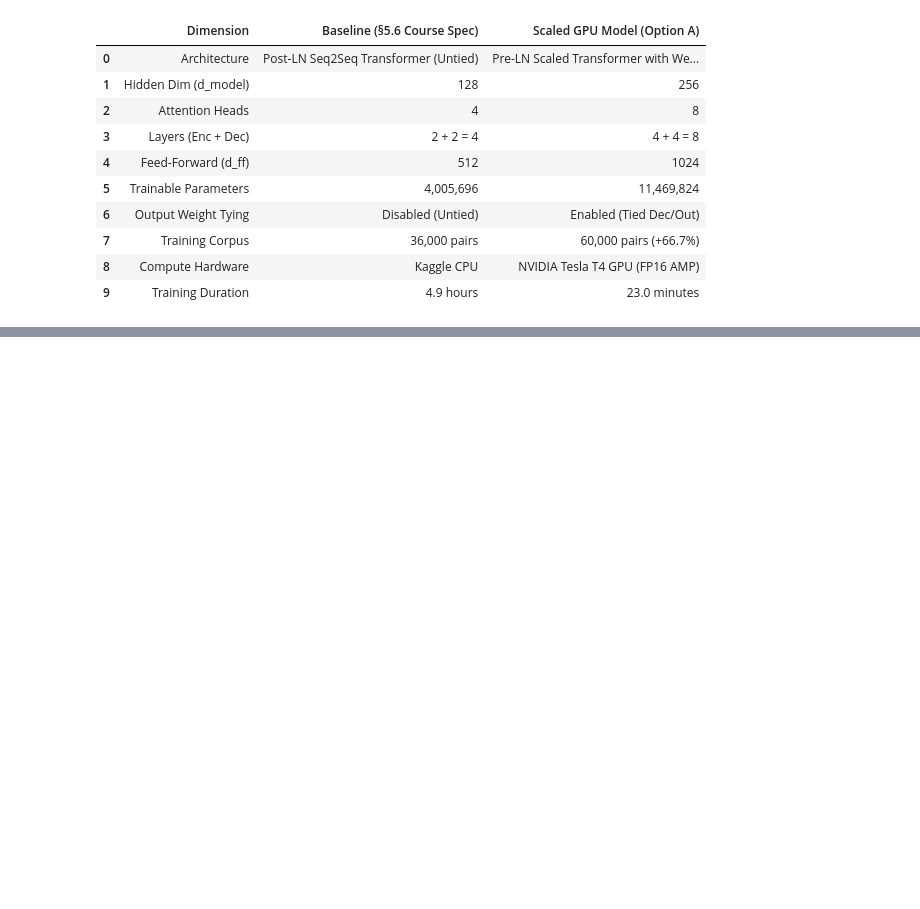
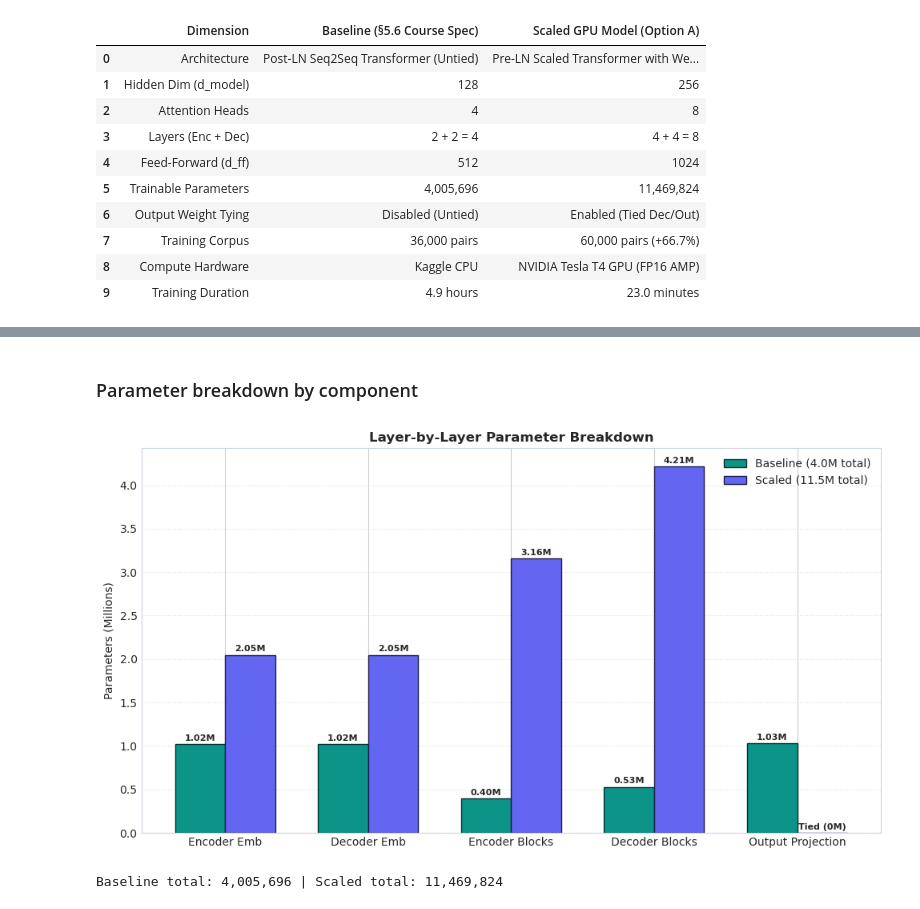
Before and after one commit to Udbhav748/Test-7-Transformer-from-scratch-English-to-Odia-translation, a Jupyter notebook: notebooks/model_parameters_and_results.ipynb, the cells around one changed output, grey strips where cells are left out. Cells and saved outputs as stored; diff of their text form; code cells hidden in the pictures; blank space fills up the shorter version.

```diff
--- a/notebooks/model_parameters_and_results.ipynb
+++ b/notebooks/model_parameters_and_results.ipynb
@@ -562,0 +578,37 @@ display(Image(filename=str(REPO_ROOT / "reports" / "figures" / "full_model_compa
+# %% [markdown]
+### Parameter breakdown by component
+# %%
+# Parameter breakdown by component -- computed for real from the actual
+# checkpoints (model.named_parameters(), grouped by component), stored in
+# reports/model_comparison.json by scripts/run_scaled_evaluation.py.
+pb = comp_data["parameter_breakdown"]
+components = list(pb["baseline"].keys())
+base_vals = [pb["baseline"][c] for c in components]
+scaled_vals = [pb["scaled"][c] for c in components]
+
+x = np.arange(len(components))
+width = 0.35
+fig, ax = plt.subplots(figsize=(10, 5.5), dpi=100)
+r1 = ax.bar(x - width / 2, [v / 1e6 for v in base_vals], width, label="Baseline (4.0M total)", color="#0D9488", edgecolor="#042F2E")
+r2 = ax.bar(x + width / 2, [v / 1e6 for v in scaled_vals], width, label="Scaled (11.5M total)", color="#6366F1", edgecolor="#1E1B4B")
+
+for rects in (r1, r2):
+    for rect in rects:
+        h = rect.get_height()
+        label = f"{h:.2f}M" if h > 0 else "Tied (0M)"
+        ax.annotate(label, xy=(rect.get_x() + rect.get_width() / 2, h),
+                    xytext=(0, 3), textcoords="offset points", ha="center", fontsize=8, fontweight="bold")
+
+ax.set_xticks(x)
+ax.set_xticklabels(components, fontsize=10)
+ax.set_ylabel("Parameters (Millions)")
+ax.set_title("Layer-by-Layer Parameter Breakdown", fontweight="bold")
+ax.legend()
+ax.grid(True, axis="y", linestyle=":", alpha=0.6)
+plt.tight_layout()
+plt.show()
+
+print(f"Baseline total: {sum(base_vals):,} | Scaled total: {sum(scaled_vals):,}")
+# %% [output]
+[figure, added]
+Baseline total: 4,005,696 | Scaled total: 11,469,824
```
Also changed, not shown: parts of 7 cells of this notebook, 6 other files.
